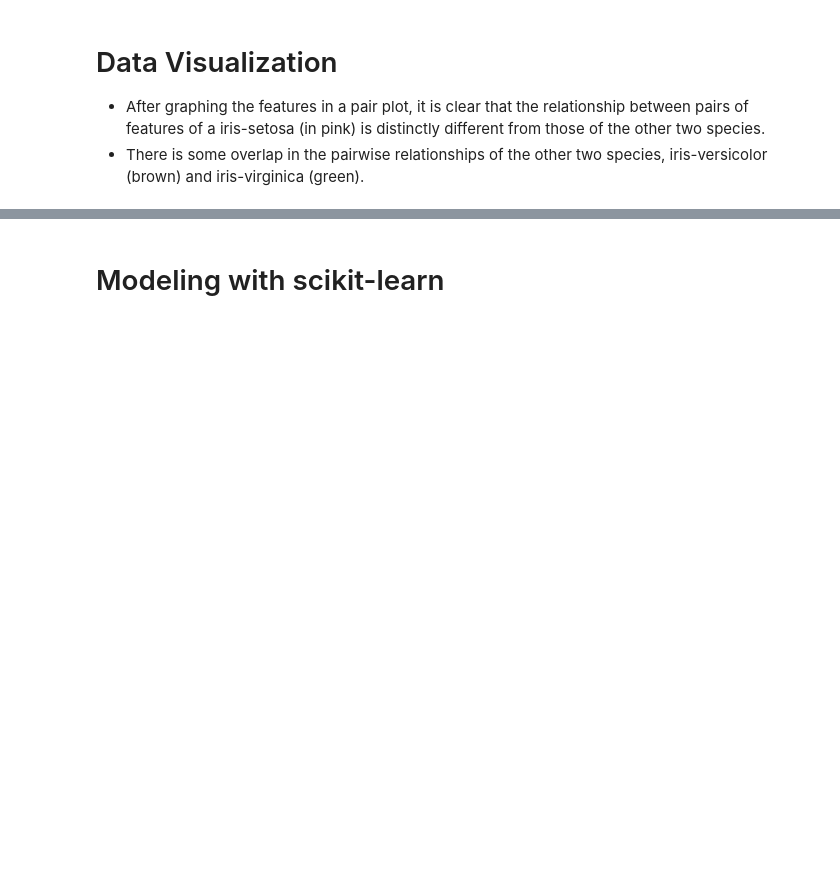
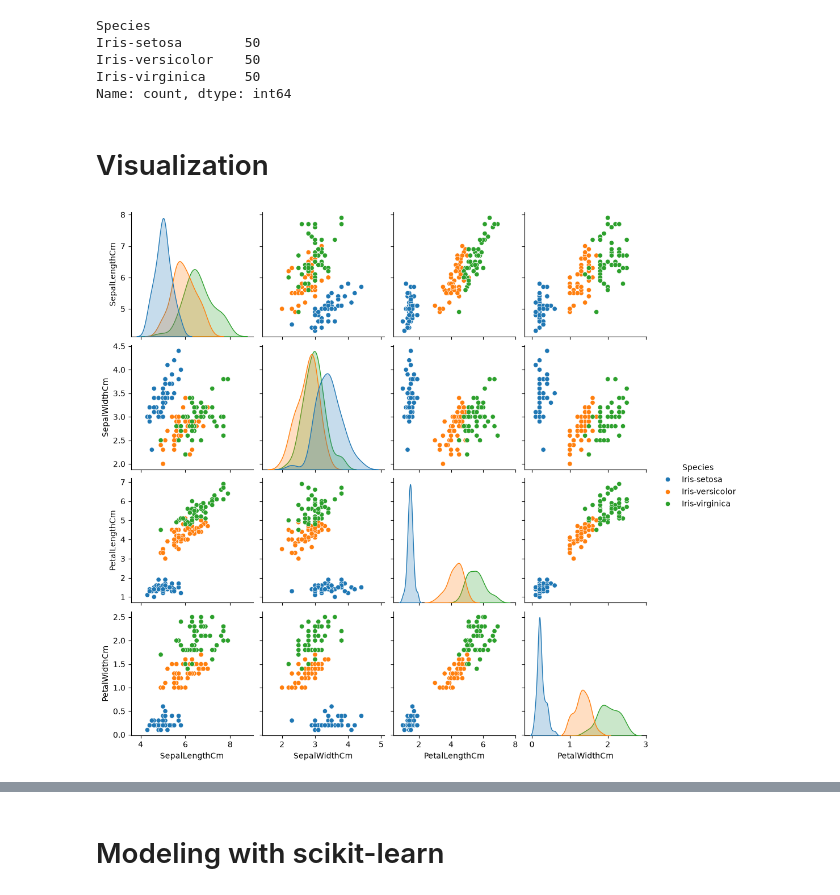
Before and after one commit to siwyy1/iris, a Jupyter notebook: work.ipynb, the cells around one changed output, grey strips where cells are left out. Saved outputs shown, nothing was run; the diff lists cells and outputs as text; code cells hidden in the pictures; blank space fills up the shorter version.

```diff
--- a/work.ipynb
+++ b/work.ipynb
@@ -2,13 +2,10 @@
 import numpy as np
 import pandas as pd
 import seaborn as sns
-sns.set_palette('husl')
 import matplotlib.pyplot as plt
-%matplotlib inline
+import kagglehub
+from pathlib import Path
 
-from sklearn import metrics
-from sklearn.neighbors import KNeighborsClassifier
-from sklearn.linear_model import LogisticRegression
-from sklearn.model_selection import train_test_split
+path = kagglehub.dataset_download("uciml/iris")
 
-data = pd.read_csv('../input/Iris.csv')
+df = pd.read_csv(Path(path) / "Iris.csv")
@@ -26,11 +51,17 @@ data.describe()
 # %%
-data['Species'].value_counts()
+df['Species'].value_counts()
+# %% [output]
+Species
+Iris-setosa        50
+Iris-versicolor    50
+Iris-virginica     50
+Name: count, dtype: int64
-# %% [markdown]
-# Data Visualization
-- After graphing the features in a pair plot, it is clear that the relationship between pairs of features of a iris-setosa (in pink) is distinctly different from those of the other two species.
-- There is some overlap in the pairwise relationships of the other two species, iris-versicolor (brown) and iris-virginica (green).
+# %% [markdown]
+# Visualization
 # %%
-tmp = data.drop('Id', axis=1)
-g = sns.pairplot(tmp, hue='Species', markers='+')
+tmp = df.drop('Id', axis=1)
+g = sns.pairplot(tmp, hue='Species')
 plt.show()
+# %% [output]
+[figure, added]
 # %%
```
Also changed, not shown: parts of 17 cells of this notebook, 2 other files.
